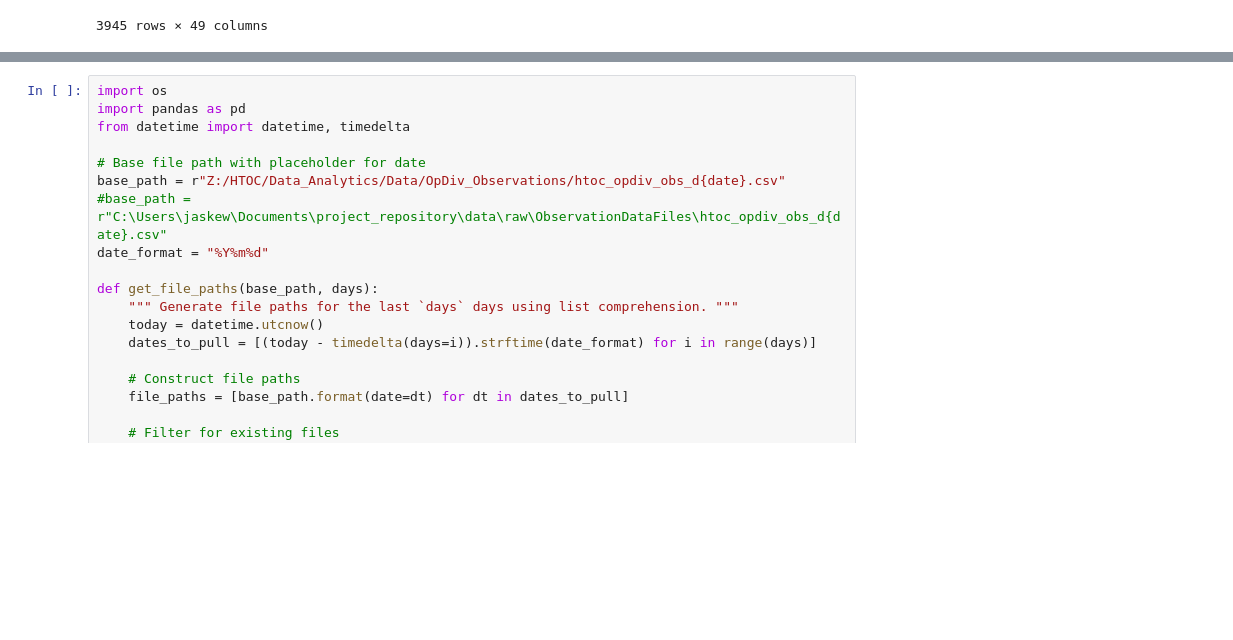
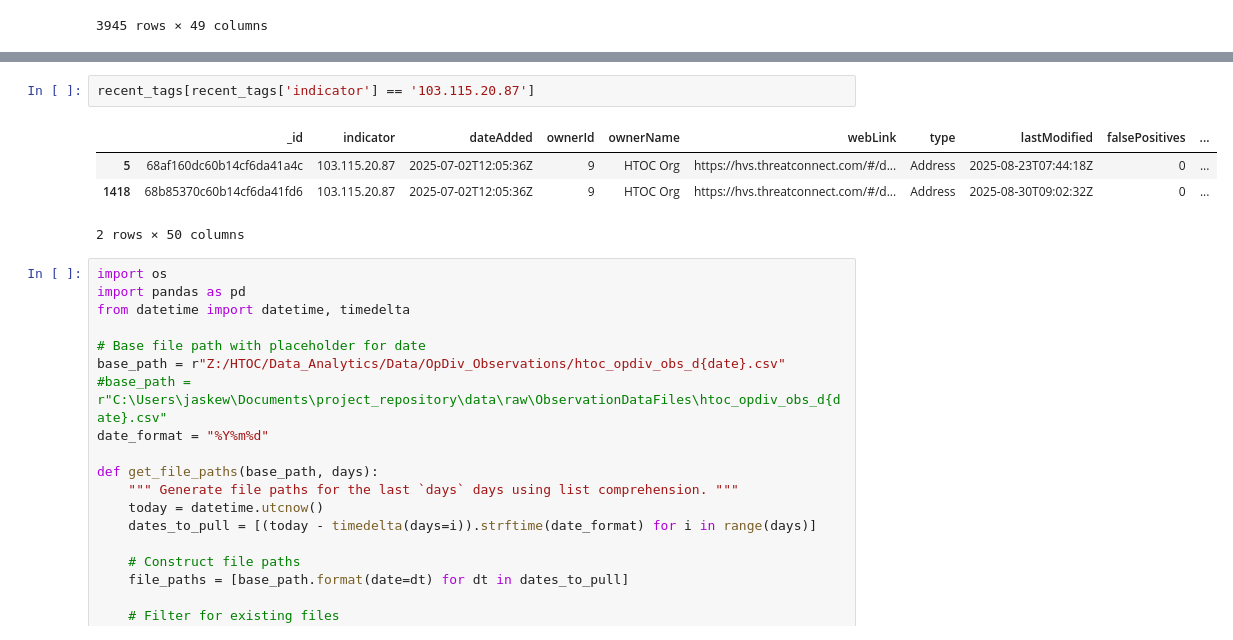
Before and after one commit to jaytlinaskew-OIS/HTOC, a Jupyter notebook: notebooks/ThreatAssessment Scoring/ThreatAssessScoring.ipynb, the cells around one changed output, grey strips where cells are left out. Cells and saved outputs as stored; diff of their text form; blank space fills up the shorter version.

```diff
--- a/notebooks/ThreatAssessment Scoring/ThreatAssessScoring.ipynb
+++ b/notebooks/ThreatAssessment Scoring/ThreatAssessScoring.ipynb
@@ -751,3 +796,10 @@ display(recent_tags)
+# %%
+recent_tags[recent_tags['indicator'] == '103.115.20.87']
+# %% [output]
+|  | _id | indicator | dateAdded | ownerId | ownerName | webLink | type | lastModified | falsePositives | ... |
+| 5 | 68af160dc60b14cf6da41a4c | 103.115.20.87 | 2025-07-02T12:05:36Z | 9 | HTOC Org | https://hvs.threatconnect.com/#/d... | Address | 2025-08-23T07:44:18Z | 0 | ... |
+| 1418 | 68b85370c60b14cf6da41fd6 | 103.115.20.87 | 2025-07-02T12:05:36Z | 9 | HTOC Org | https://hvs.threatconnect.com/#/d... | Address | 2025-08-30T09:02:32Z | 0 | ... |
+2 rows × 50 columns
 # %%
 import os
 import pandas as pd
```
Also changed, not shown: parts of 6 cells of this notebook, 1 other file.
